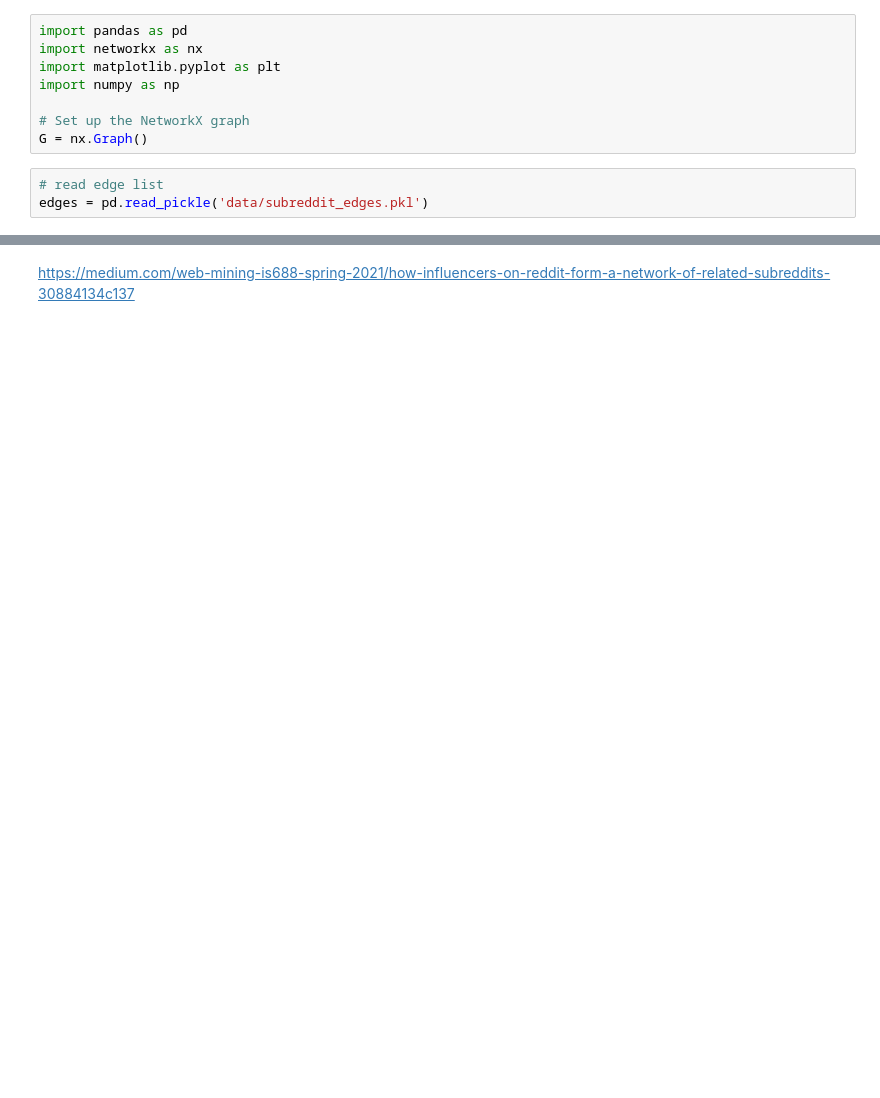
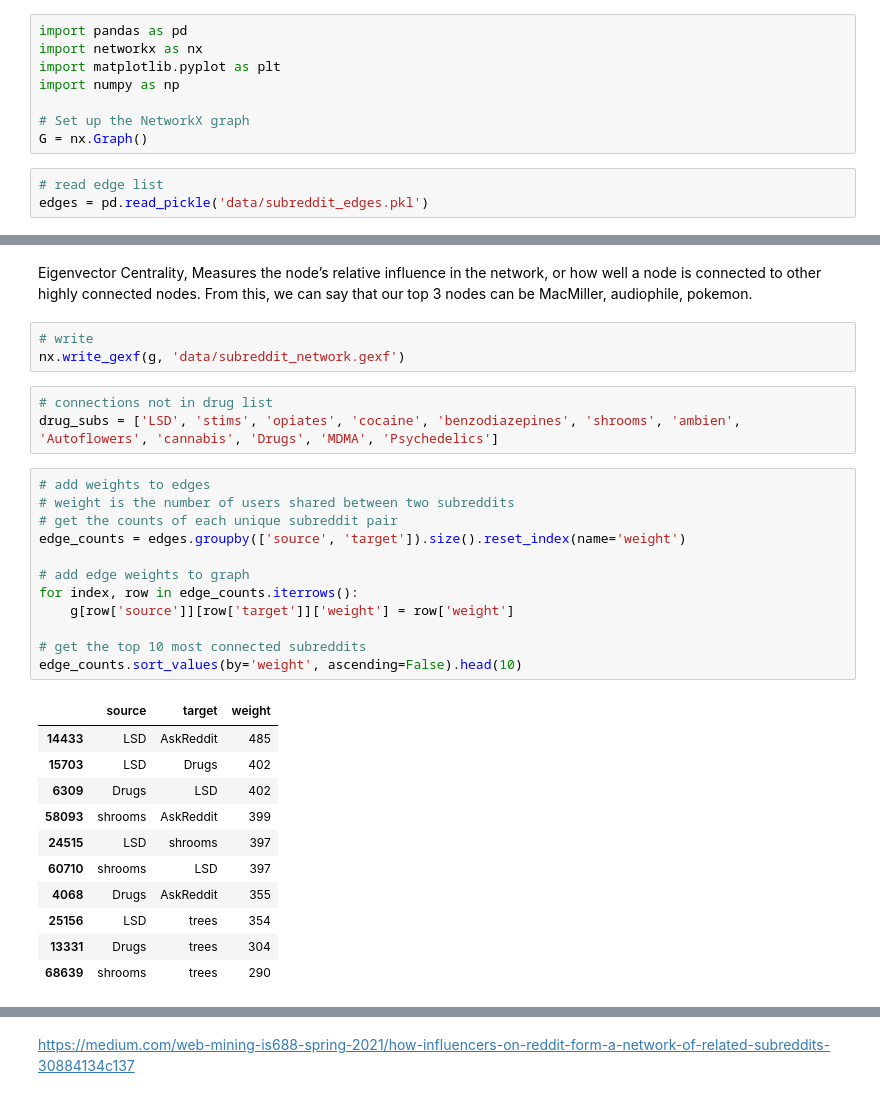
Before and after one commit to social-nlp-lab/reddit-network, a Jupyter notebook: make-network.ipynb, the cells around one changed output, grey strips where cells are left out. Saved outputs shown, nothing was run; the diff lists cells and outputs as text; blank space fills up the shorter version.

```diff
--- a/make-network.ipynb
+++ b/make-network.ipynb
@@ -42,0 +118,32 @@ sub_counts = edges.groupby('subreddit').count()
+# %% [markdown]
+Eigenvector Centrality, Measures the node’s relative influence in the network, or how well a node is connected to other highly connected nodes. From this, we can say that our top 3 nodes can be MacMiller, audiophile, pokemon.
+# %%
+# write
+nx.write_gexf(g, 'data/subreddit_network.gexf')
+# %%
+# connections not in drug list
+drug_subs = ['LSD', 'stims', 'opiates', 'cocaine', 'benzodiazepines', 'shrooms', 'ambien', 'Autoflowers', 'cannabis', 'Drugs', 'MDMA', 'Psychedelics']
+# %%
+# add weights to edges
+# weight is the number of users shared between two subreddits
+# get the counts of each unique subreddit pair
+edge_counts = edges.groupby(['source', 'target']).size().reset_index(name='weight')
+
+# add edge weights to graph
+for index, row in edge_counts.iterrows():
+    g[row['source']][row['target']]['weight'] = row['weight']
+
+# get the top 10 most connected subreddits
+edge_counts.sort_values(by='weight', ascending=False).head(10)
+# %% [output]
+|  | source | target | weight |
+| 14433 | LSD | AskReddit | 485 |
+| 15703 | LSD | Drugs | 402 |
+| 6309 | Drugs | LSD | 402 |
+| 58093 | shrooms | AskReddit | 399 |
+| 24515 | LSD | shrooms | 397 |
+| 60710 | shrooms | LSD | 397 |
+| 4068 | Drugs | AskReddit | 355 |
+| 25156 | LSD | trees | 354 |
+| 13331 | Drugs | trees | 304 |
+| 68639 | shrooms | trees | 290 |
```
Also changed, not shown: parts of 31 cells of this notebook.
